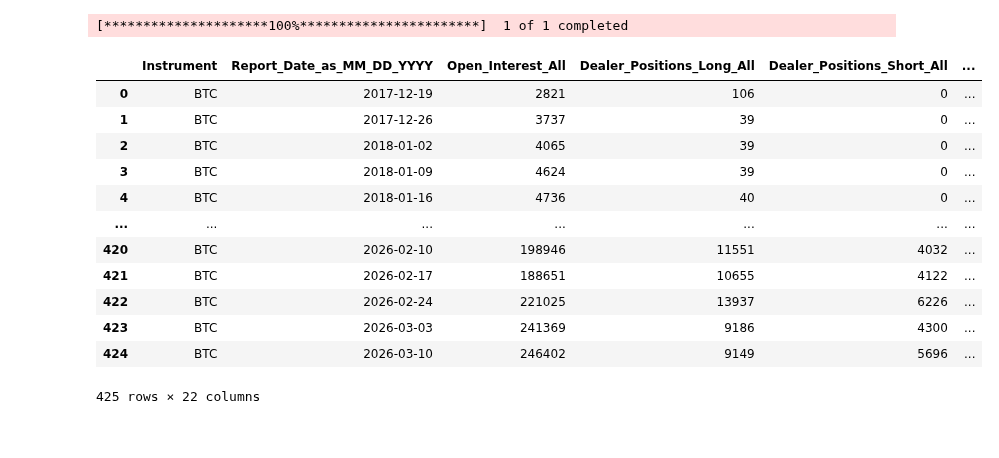
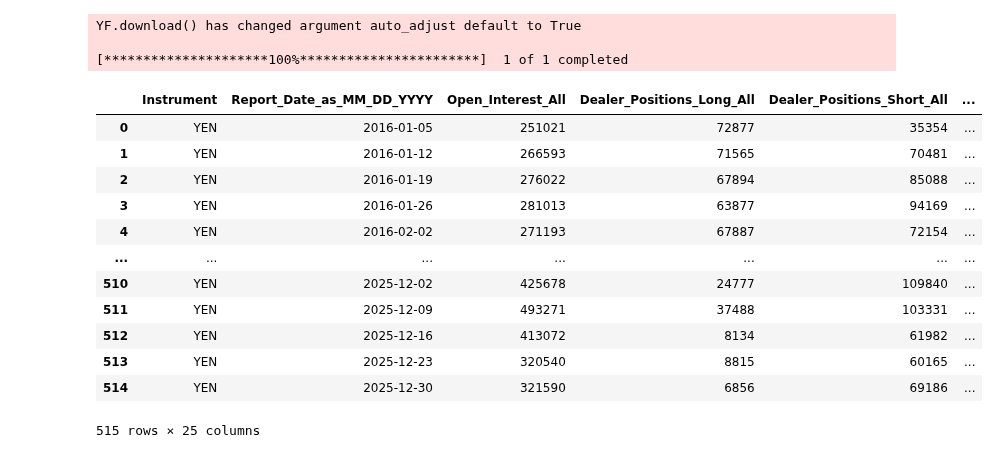
Before and after one commit to Hamza-joosub/SignumV2, a Jupyter notebook: Models/FX/notebook.ipynb, the cells around one changed output. Cells and saved outputs as stored; diff of their text form; code cells hidden in the pictures.

```diff
--- a/Models/FX/notebook.ipynb
+++ b/Models/FX/notebook.ipynb
@@ -109,0 +152,5 @@ fig.add_trace(go.Scatter(x = jap.index, y = jap['JPY Interbank(M)'], name='JPY I
+# %%
+
+financial = yf.download(tickers=['^VIX', 'DX-Y.NYB', 'CL=F', 'NKD=F'], start = '2016-01-01', end = '2025-12-02', interval = '5d')['Close']
+financial = financial.reindex(jap.index, method='ffill').bfill()
+financial.columns = ['Oil', 'DXY', 'Nikkei', 'VIX']
@@ -264,6 +332,11 @@ def process_COT(df_cot, instrument, start_date, end_date):
     df_clean["Asset Manager Crowding"] = (df_clean['Asset_Mgr_Positions_Long_All']+df_clean['Asset_Mgr_Positions_Short_All'])/df_clean['Open_Interest_All']
     df_clean["Levered Manager Crowding"] = (df_clean['Lev_Money_Positions_Long_All']+df_clean['Lev_Money_Positions_Short_All'])/df_clean['Open_Interest_All']
 
+    df_clean["Dealer Intensity"] = df_clean["Dealer Net"] / (df_clean['Dealer_Positions_Long_All'] + df_clean['Dealer_Positions_Short_All'])
+    df_clean["Asset Manager Intensity"] = df_clean["Asset Manager Net"] / (df_clean['Asset_Mgr_Positions_Long_All'] + df_clean['Asset_Mgr_Positions_Short_All'])
+    df_clean["Levered Directional Intensity"] = df_clean["Levered Net"] / (df_clean['Lev_Money_Positions_Long_All'] + df_clean['Lev_Money_Positions_Short_All'])
+
+
 
     ticker = TICKER_MAP[instrument]
     spy = yf.download(tickers=ticker, start=start_date, end=end_date)['Close']
@@ -278,6 +351,6 @@ def process_COT(df_cot, instrument, start_date, end_date):
 
     return df_clean_merged
 # %%
-cot_raw = download_cot_data([2017, 2018, 2019,2020, 2021, 2022, 2023, 2024, 2025, 2026])
+cot_raw = download_cot_data([2016, 2017, 2018, 2019,2020, 2021, 2022, 2023, 2024, 2025, 2026])
 cot_raw
 # %% [output]
@@ -348,10 +394,7 @@ NANO BITCOIN PERP STYLE - COINBASE DERIVATIVES, LLC
 # %%
 INSTRUMENT_MAP = {
-    'BITCOIN - CHICAGO MERCANTILE EXCHANGE': 'BTC',
-    'BITCOIN CASH PERP STYLE - COINBASE DERIVATIVES, LLC':'BTC',
-    'BITCOIN-USD - CBOE FUTURES EXCHANGE': 'BTC',
-    'MICRO BITCOIN - CHICAGO MERCANTILE EXCHANGE':'BTC',
-    'NANO BITCOIN PERP STYLE - COINBASE DERIVATIVES, LLC':'BTC'
+    'JAPANESE YEN - CHICAGO MERCANTILE EXCHANGE': 'YEN',
+
 }
 # %%
 TICKER_MAP = {
@@ -362,21 +410,23 @@ cot_clean = clean_financial_cot_data(cot_raw, INSTRUMENT_MAP)
 # %%
-processed_cot_1 = process_COT(cot_clean, 'BTC', '2017-01-01', '2027-01-01')
+processed_cot_1 = process_COT(cot_clean, 'YEN', '2016-01-01', '2025-12-31')
 processed_cot_1
 # %% [output]
+YF.download() has changed argument auto_adjust default to True
+
 [*********************100%***********************]  1 of 1 completed
 |  | Instrument | Report_Date_as_MM_DD_YYYY | Open_Interest_All | Dealer_Positions_Long_All | Dealer_Positions_Short_All | ... |
-| 0 | BTC | 2017-12-19 | 2821 | 106 | 0 | ... |
-| 1 | BTC | 2017-12-26 | 3737 | 39 | 0 | ... |
-| 2 | BTC | 2018-01-02 | 4065 | 39 | 0 | ... |
-| 3 | BTC | 2018-01-09 | 4624 | 39 | 0 | ... |
-| 4 | BTC | 2018-01-16 | 4736 | 40 | 0 | ... |
+| 0 | YEN | 2016-01-05 | 251021 | 72877 | 35354 | ... |
+| 1 | YEN | 2016-01-12 | 266593 | 71565 | 70481 | ... |
+| 2 | YEN | 2016-01-19 | 276022 | 67894 | 85088 | ... |
+| 3 | YEN | 2016-01-26 | 281013 | 63877 | 94169 | ... |
+| 4 | YEN | 2016-02-02 | 271193 | 67887 | 72154 | ... |
 | ... | ... | ... | ... | ... | ... | ... |
-| 420 | BTC | 2026-02-10 | 198946 | 11551 | 4032 | ... |
-| 421 | BTC | 2026-02-17 | 188651 | 10655 | 4122 | ... |
-| 422 | BTC | 2026-02-24 | 221025 | 13937 | 6226 | ... |
-| 423 | BTC | 2026-03-03 | 241369 | 9186 | 4300 | ... |
-| 424 | BTC | 2026-03-10 | 246402 | 9149 | 5696 | ... |
+| 510 | YEN | 2025-12-02 | 425678 | 24777 | 109840 | ... |
+| 511 | YEN | 2025-12-09 | 493271 | 37488 | 103331 | ... |
+| 512 | YEN | 2025-12-16 | 413072 | 8134 | 61982 | ... |
+| 513 | YEN | 2025-12-23 | 320540 | 8815 | 60165 | ... |
+| 514 | YEN | 2025-12-30 | 321590 | 6856 | 69186 | ... |
-425 rows × 22 columns
+515 rows × 25 columns
 # %%
 processed_cot_1 = processed_cot_1.set_index('Report_Date_as_MM_DD_YYYY')
 # %%
```
Also changed, not shown: parts of 81 cells of this notebook, 23 other files.
